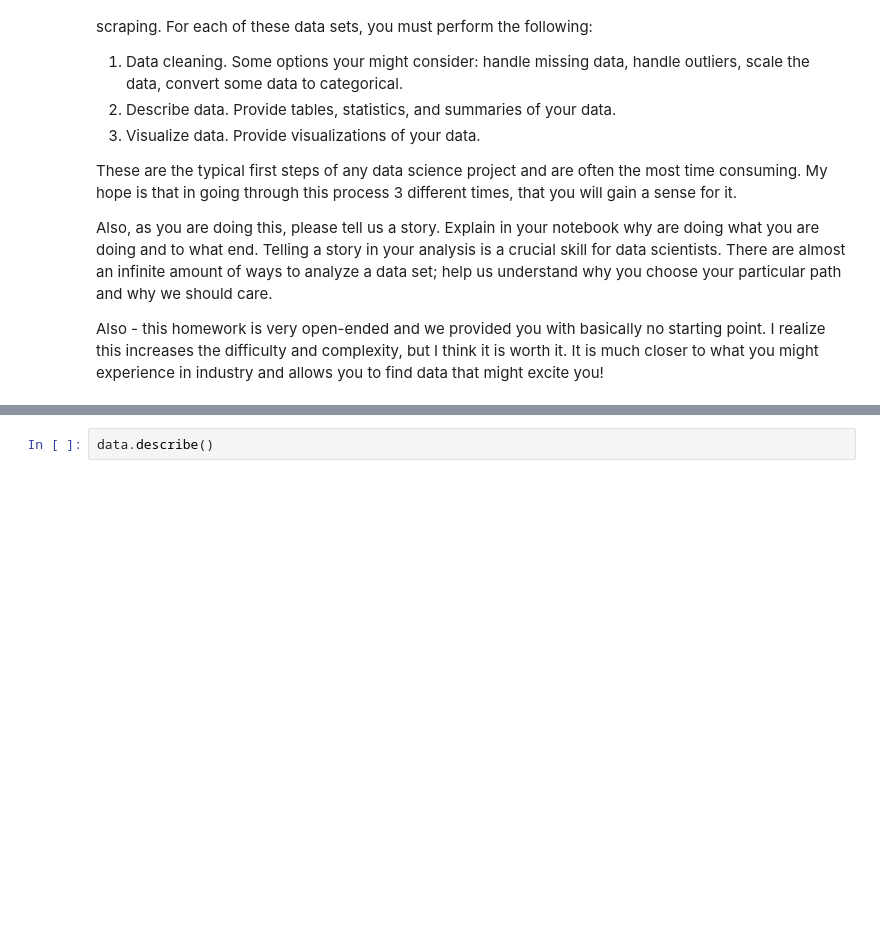
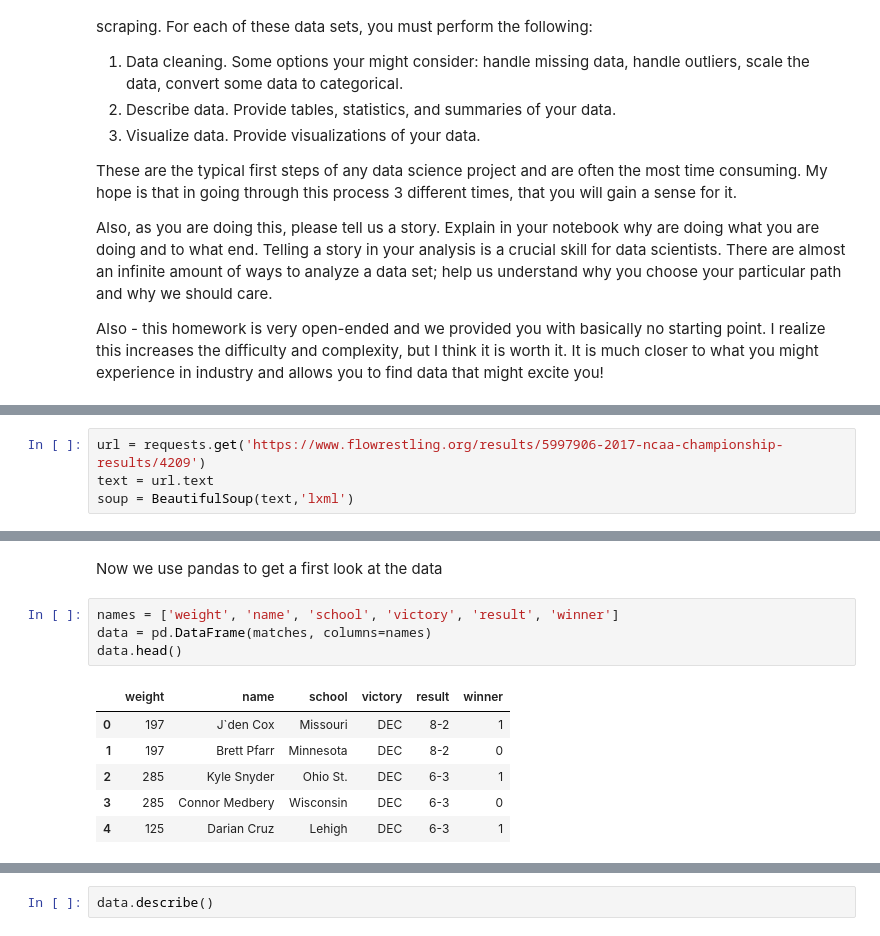
Before and after one commit to tseastmond/byu_econ_applied_machine_learning, a Jupyter notebook: homeworks/Homework_1.ipynb, the cells around one changed output, grey strips where cells are left out. Saved outputs shown, nothing was run; the diff lists cells and outputs as text; blank space fills up the shorter version.

Commit message:
NCAA Updates

```diff
--- a/homeworks/Homework_1.ipynb
+++ b/homeworks/Homework_1.ipynb
@@ -28,0 +44,4 @@ import pandas as pd
+# %%
+url = requests.get('https://www.flowrestling.org/results/5997906-2017-ncaa-championship-results/4209')
+text = url.text
+soup = BeautifulSoup(text,'lxml')
@@ -28,0 +69,13 @@ import pandas as pd
+# %% [markdown]
+Now we use pandas to get a first look at the data
+# %%
+names = ['weight', 'name', 'school', 'victory', 'result', 'winner']
+data = pd.DataFrame(matches, columns=names)
+data.head()
+# %% [output]
+|  | weight | name | school | victory | result | winner |
+| 0 | 197 | J`den Cox | Missouri | DEC | 8-2 | 1 |
+| 1 | 197 | Brett Pfarr | Minnesota | DEC | 8-2 | 0 |
+| 2 | 285 | Kyle Snyder | Ohio St. | DEC | 6-3 | 1 |
+| 3 | 285 | Connor Medbery | Wisconsin | DEC | 6-3 | 0 |
+| 4 | 125 | Darian Cruz | Lehigh | DEC | 6-3 | 1 |
```
Also changed, not shown: parts of 23 cells of this notebook.
